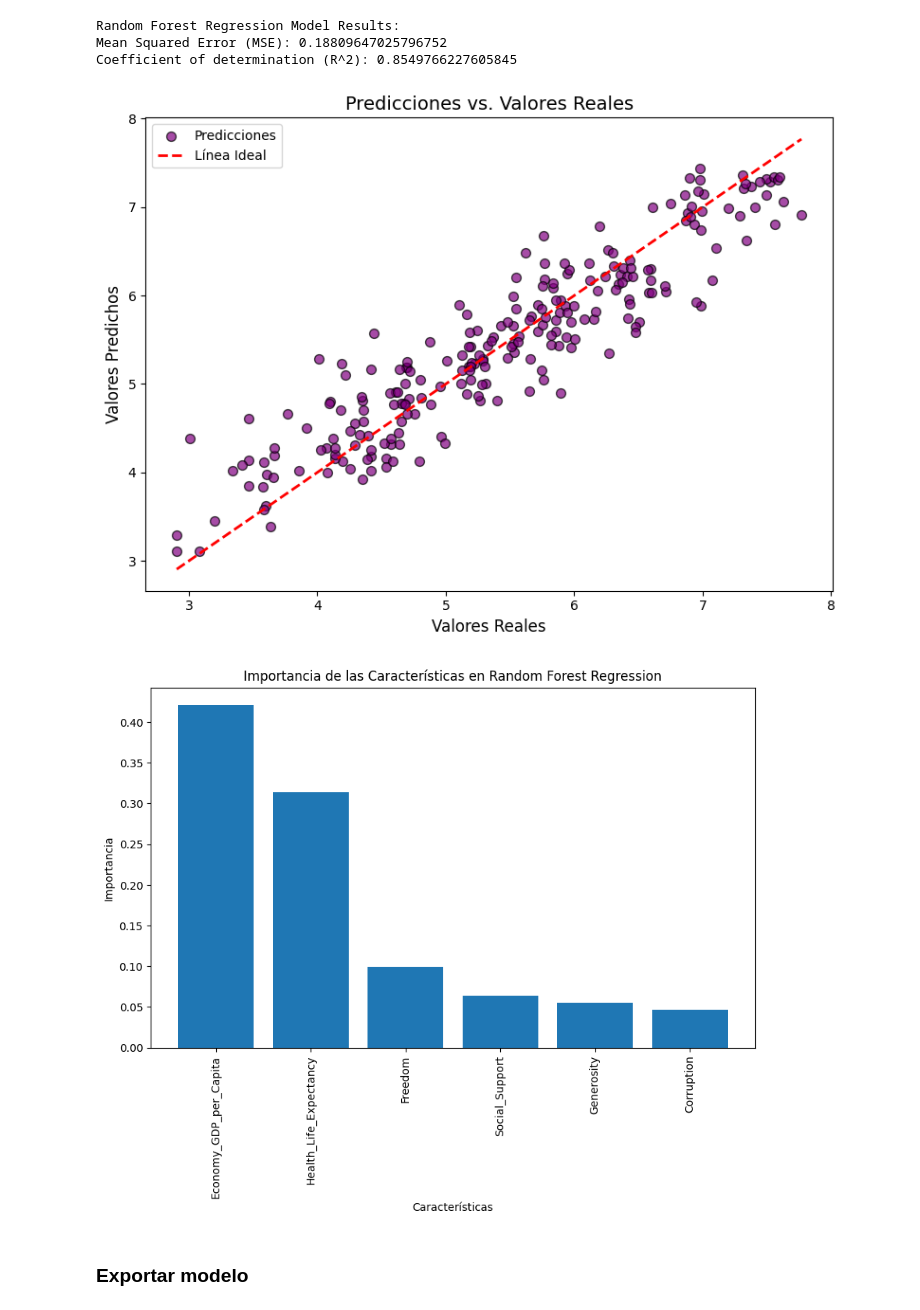
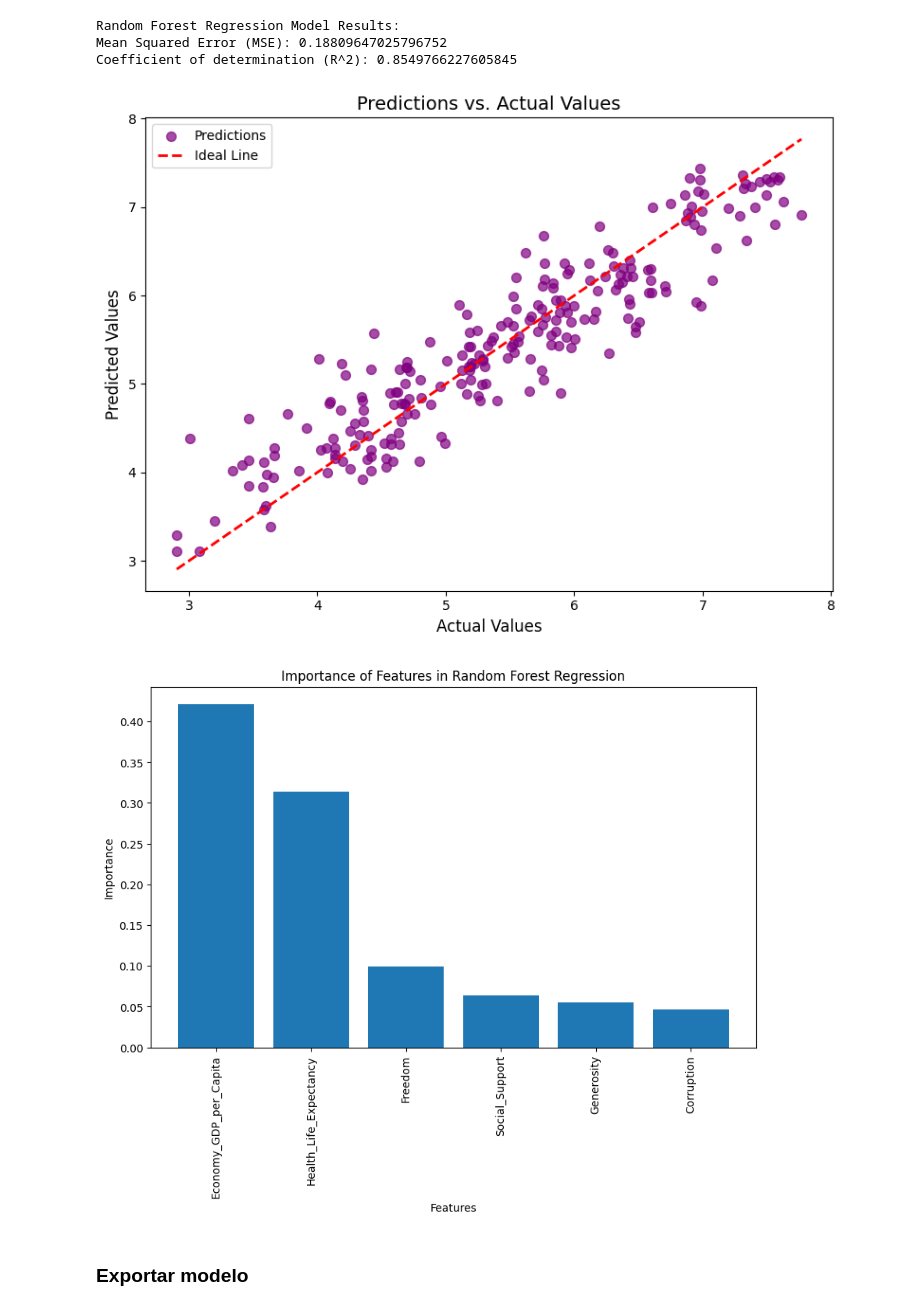
Before and after one commit to MarianaMera12/Workshop-3, a Jupyter notebook: EDA/EDA_csv.ipynb, the cells around one changed output. Drawn from its saved outputs; the diff is of its cells as text; code cells hidden in the pictures.

```diff
--- a/EDA/EDA_csv.ipynb
+++ b/EDA/EDA_csv.ipynb
@@ -751,16 +813,16 @@ Mean Squared Error (MSE): 0.18809647025796752
 Coefficient of determination (R^2): 0.8549766227605845
 # %%
 plt.figure(figsize=(8, 6))
-plt.scatter(y_test, y_pred_rf, color='purple', edgecolor='black', s=50, alpha=0.7, label='Predicciones')
-plt.plot([y_test.min(), y_test.max()], [y_test.min(), y_test.max()], color='red', linestyle='--', linewidth=2, label='Línea Ideal')
-plt.xlabel('Valores Reales', fontsize=12)
-plt.ylabel('Valores Predichos', fontsize=12)
-plt.title('Predicciones vs. Valores Reales', fontsize=14)
+plt.scatter(y_test, y_pred_rf, color='purple', edgecolor='purple', s=50, alpha=0.7, label='Predictions')
+plt.plot([y_test.min(), y_test.max()], [y_test.min(), y_test.max()], color='red', linestyle='--', linewidth=2, label='Ideal Line')
+plt.xlabel('Actual Values', fontsize=12)
+plt.ylabel('Predicted Values', fontsize=12)
+plt.title('Predictions vs. Actual Values', fontsize=14)
 plt.legend()
 plt.tight_layout()
 plt.show()
 # %% [output]
-[figure, old version]
+[figure, new version]
 # %%
 importances = random_forest_model.feature_importances_
 
@@ -771,12 +833,12 @@ sorted_features = X_train.columns[sorted_indices]
 plt.figure(figsize=(10, 6))
 plt.bar(range(X_train.shape[1]), sorted_importances, tick_label=sorted_features)
 plt.xticks(rotation=90)
-plt.xlabel('Características')
-plt.ylabel('Importancia')
-plt.title('Importancia de las Características en Random Forest Regression')
+plt.xlabel('Features')
+plt.ylabel('Importance')
+plt.title('Importance of Features in Random Forest Regression')
 plt.show()
 # %% [output]
-[figure, old version]
+[figure, new version]
 # %% [markdown]
 ### Exportar modelo
 # %%
```
Also changed, not shown: parts of 13 cells of this notebook, 6 other files.
